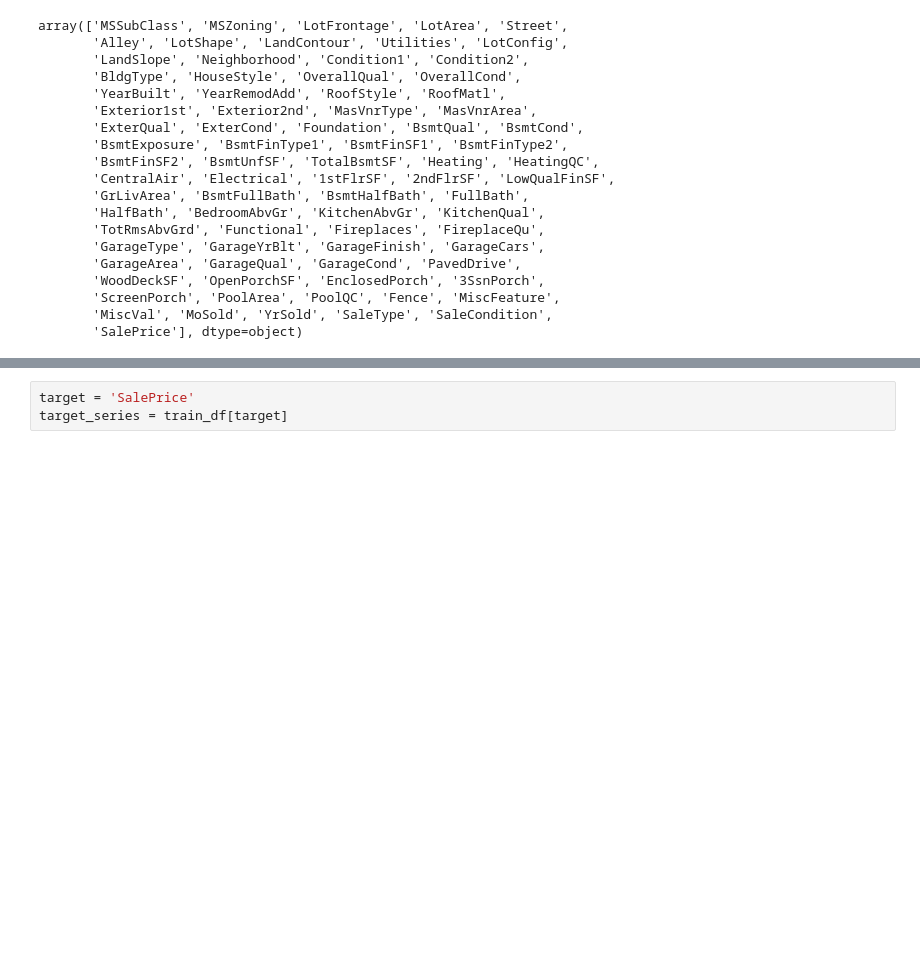
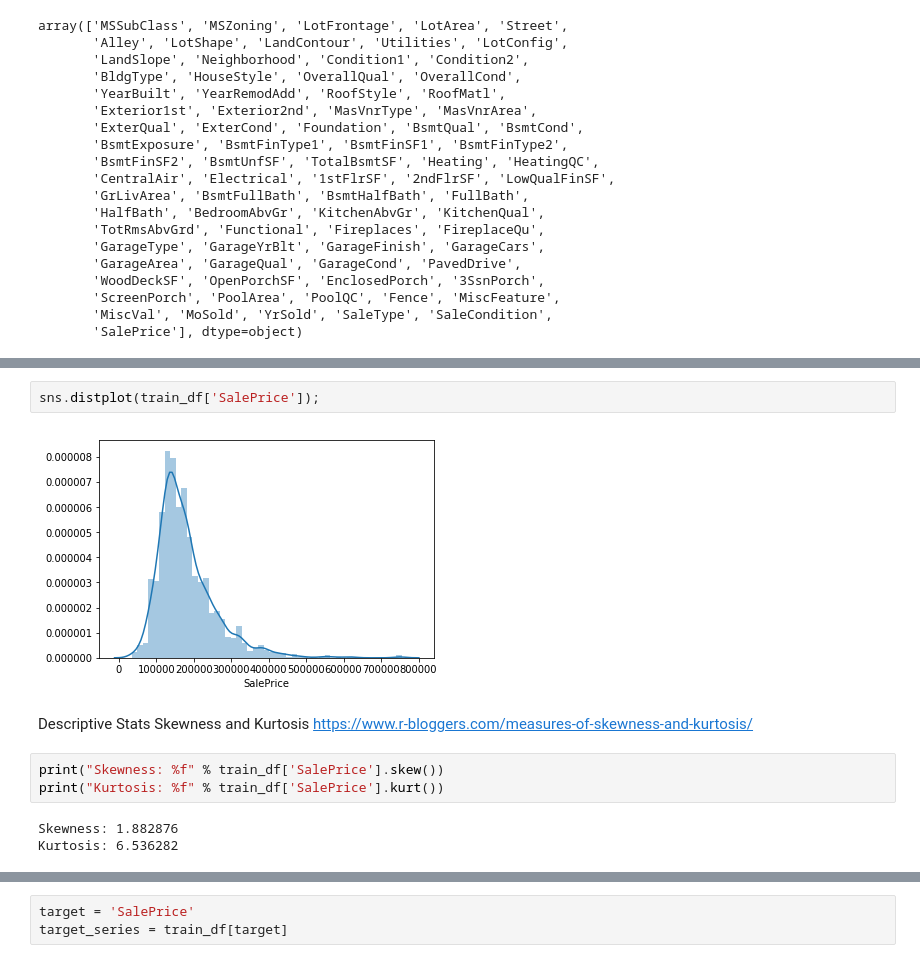
Before and after one commit to kallaway/100-days-of-code, a Jupyter notebook: code/datascience/kaggle-house-prices-competition.ipynb, the cells around one changed output, grey strips where cells are left out. Cells and saved outputs as stored; diff of their text form; blank space fills up the shorter version.

```diff
--- a/code/datascience/kaggle-house-prices-competition.ipynb
+++ b/code/datascience/kaggle-house-prices-competition.ipynb
@@ -40,0 +67,14 @@ array(['MSSubClass', 'MSZoning', 'LotFrontage', 'LotArea', 'Street',
+# %%
+sns.distplot(train_df['SalePrice']);
+# %% [output]
+[figure, added]
+# %% [markdown]
+Descriptive Stats
+Skewness and Kurtosis
+https://www.r-bloggers.com/measures-of-skewness-and-kurtosis/
+# %%
+print("Skewness: %f" % train_df['SalePrice'].skew())
+print("Kurtosis: %f" % train_df['SalePrice'].kurt())
+# %% [output]
+Skewness: 1.882876
+Kurtosis: 6.536282
```
Also changed, not shown: parts of 11 cells of this notebook, 11 other files.
